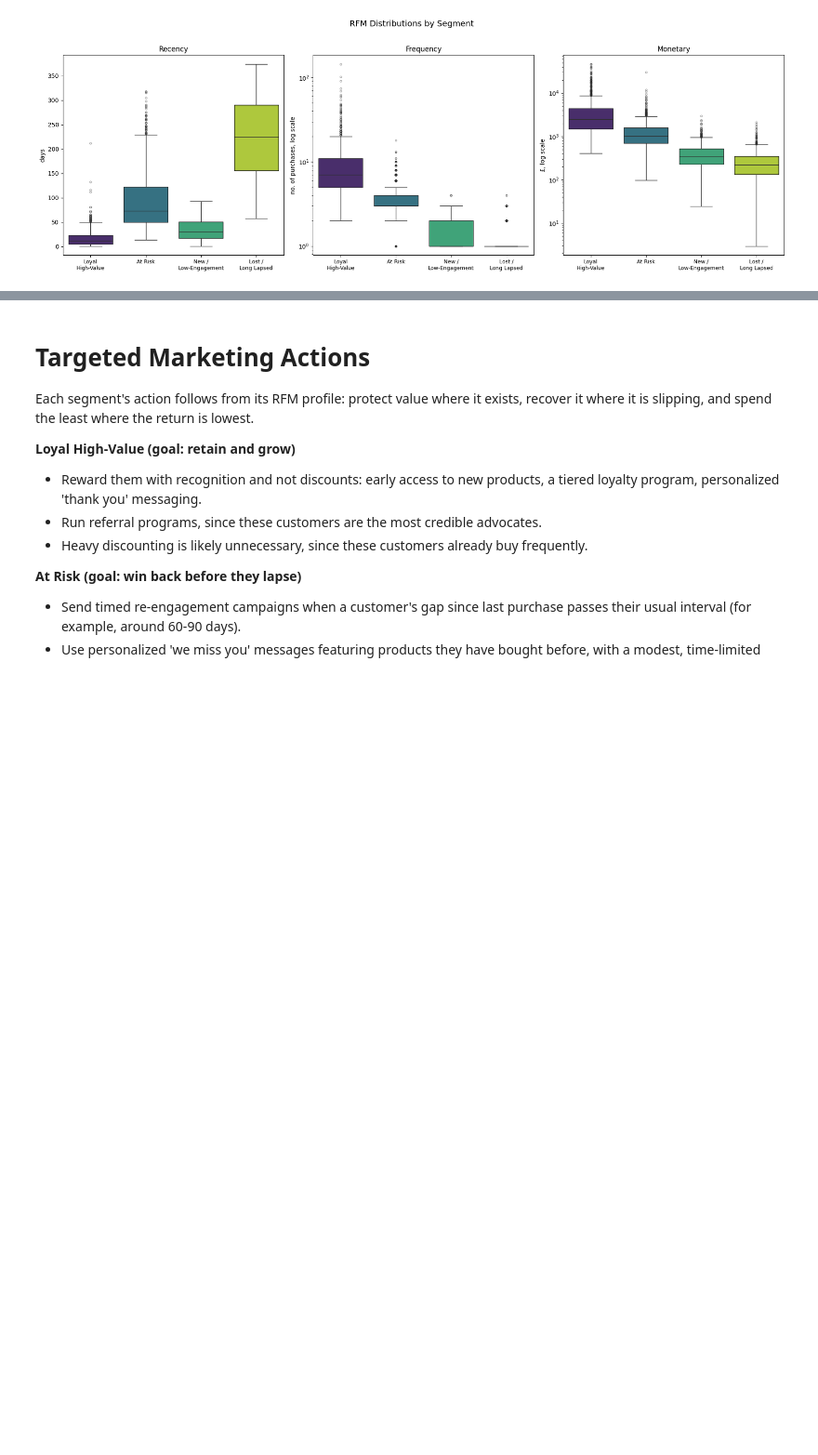
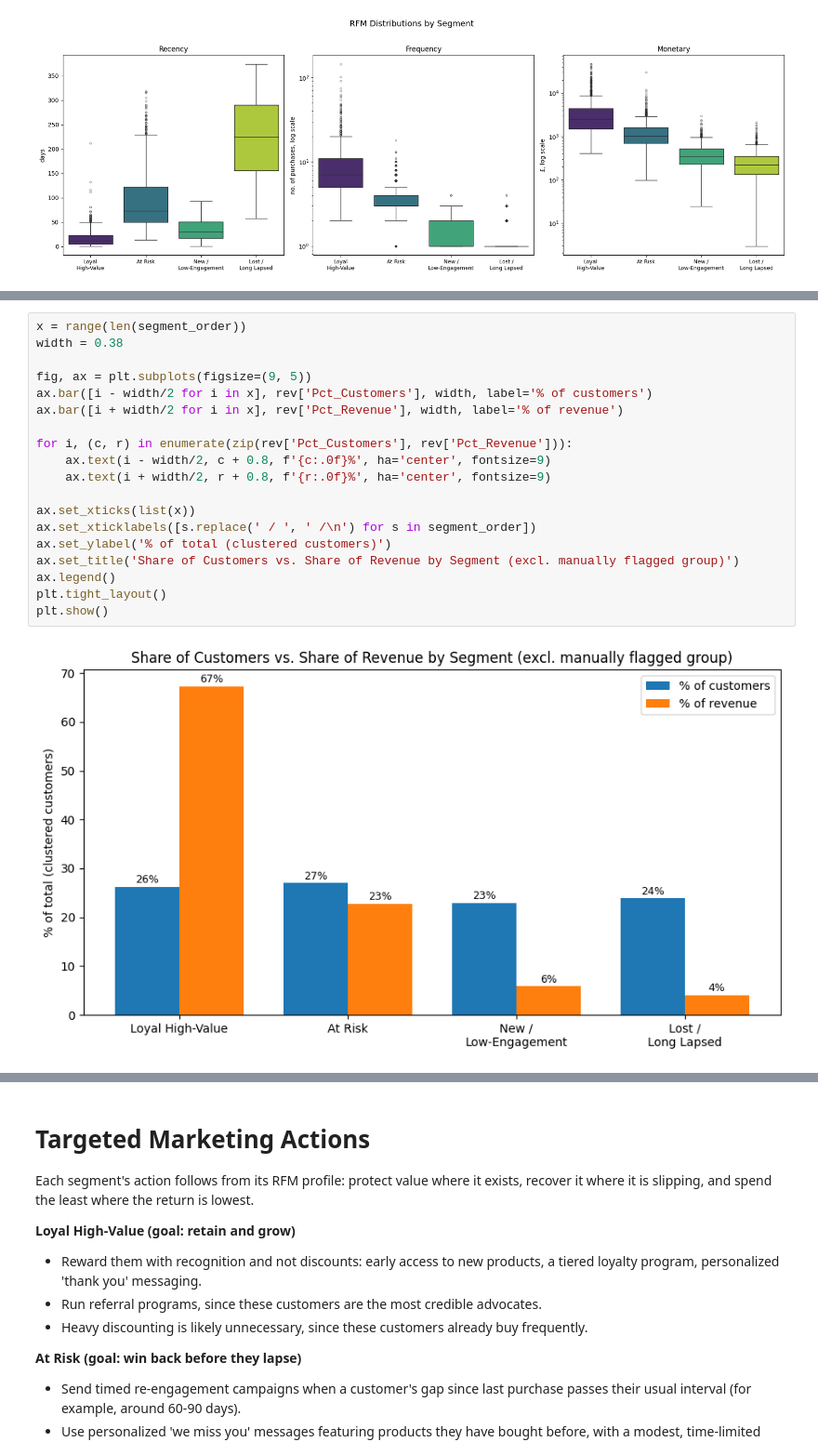
Before and after one commit to ns-omen/customer-segmentation, a Jupyter notebook: customer_segmentation_pipeline.ipynb, the cells around one changed output, grey strips where cells are left out. Shown at 93% size. Cells and saved outputs as stored; diff of their text form; blank space fills up the shorter version.

Commit message:
Add customer to revenue percentage analysis

```diff
--- a/customer_segmentation_pipeline.ipynb
+++ b/customer_segmentation_pipeline.ipynb
@@ -668,0 +719,21 @@ tails in frequency and monetary (up to 144 purchases and £46K) show that a smal
+# %%
+x = range(len(segment_order))
+width = 0.38
+
+fig, ax = plt.subplots(figsize=(9, 5))
+ax.bar([i - width/2 for i in x], rev['Pct_Customers'], width, label='% of customers')
+ax.bar([i + width/2 for i in x], rev['Pct_Revenue'], width, label='% of revenue')
+
+for i, (c, r) in enumerate(zip(rev['Pct_Customers'], rev['Pct_Revenue'])):
+    ax.text(i - width/2, c + 0.8, f'{c:.0f}%', ha='center', fontsize=9)
+    ax.text(i + width/2, r + 0.8, f'{r:.0f}%', ha='center', fontsize=9)
+
+ax.set_xticks(list(x))
+ax.set_xticklabels([s.replace(' / ', ' /\n') for s in segment_order])
+ax.set_ylabel('% of total (clustered customers)')
+ax.set_title('Share of Customers vs. Share of Revenue by Segment (excl. manually flagged group)')
+ax.legend()
+plt.tight_layout()
+plt.show()
+# %% [output]
+[figure, added]
```
Also changed, not shown: parts of 7 cells of this notebook.
